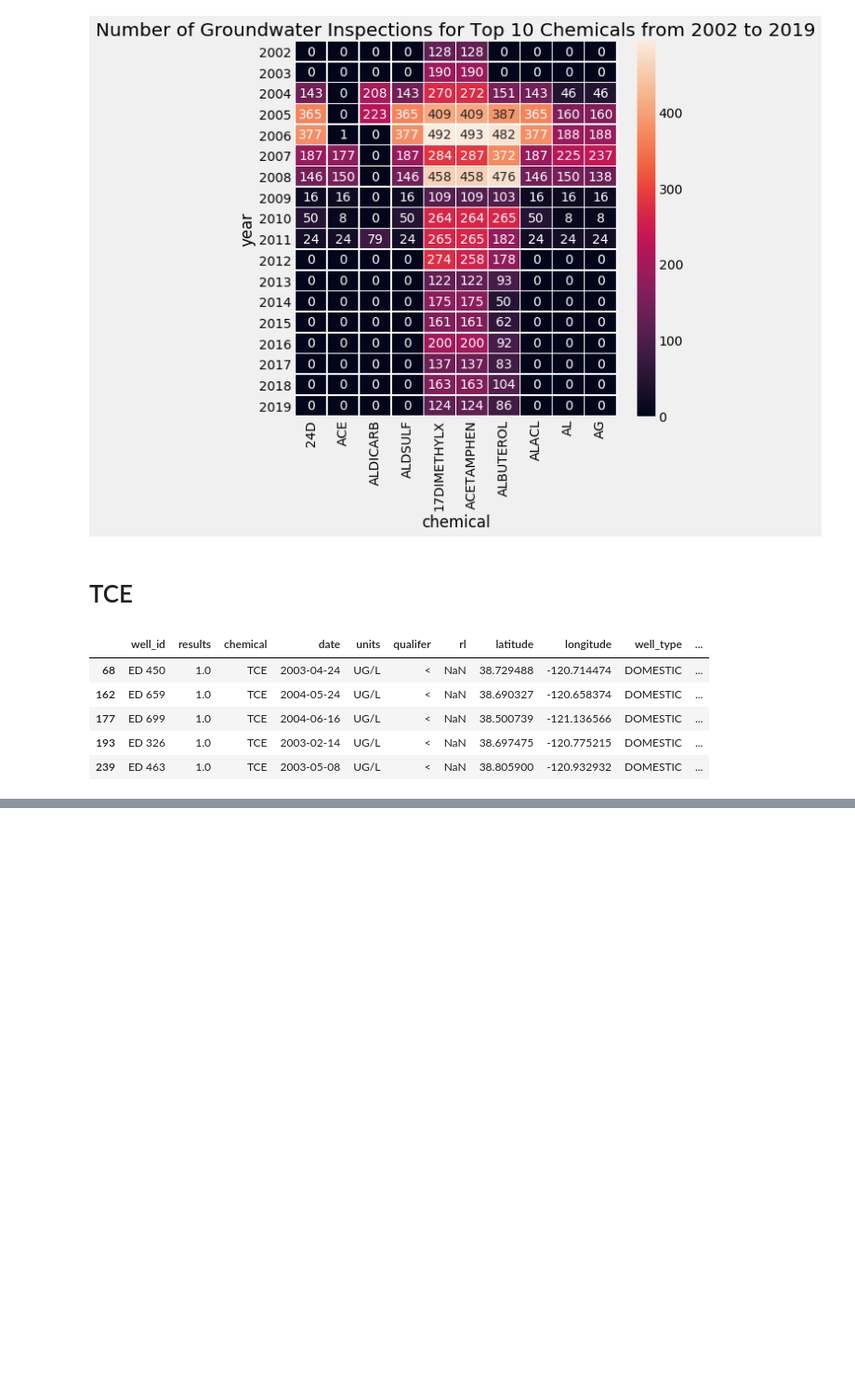
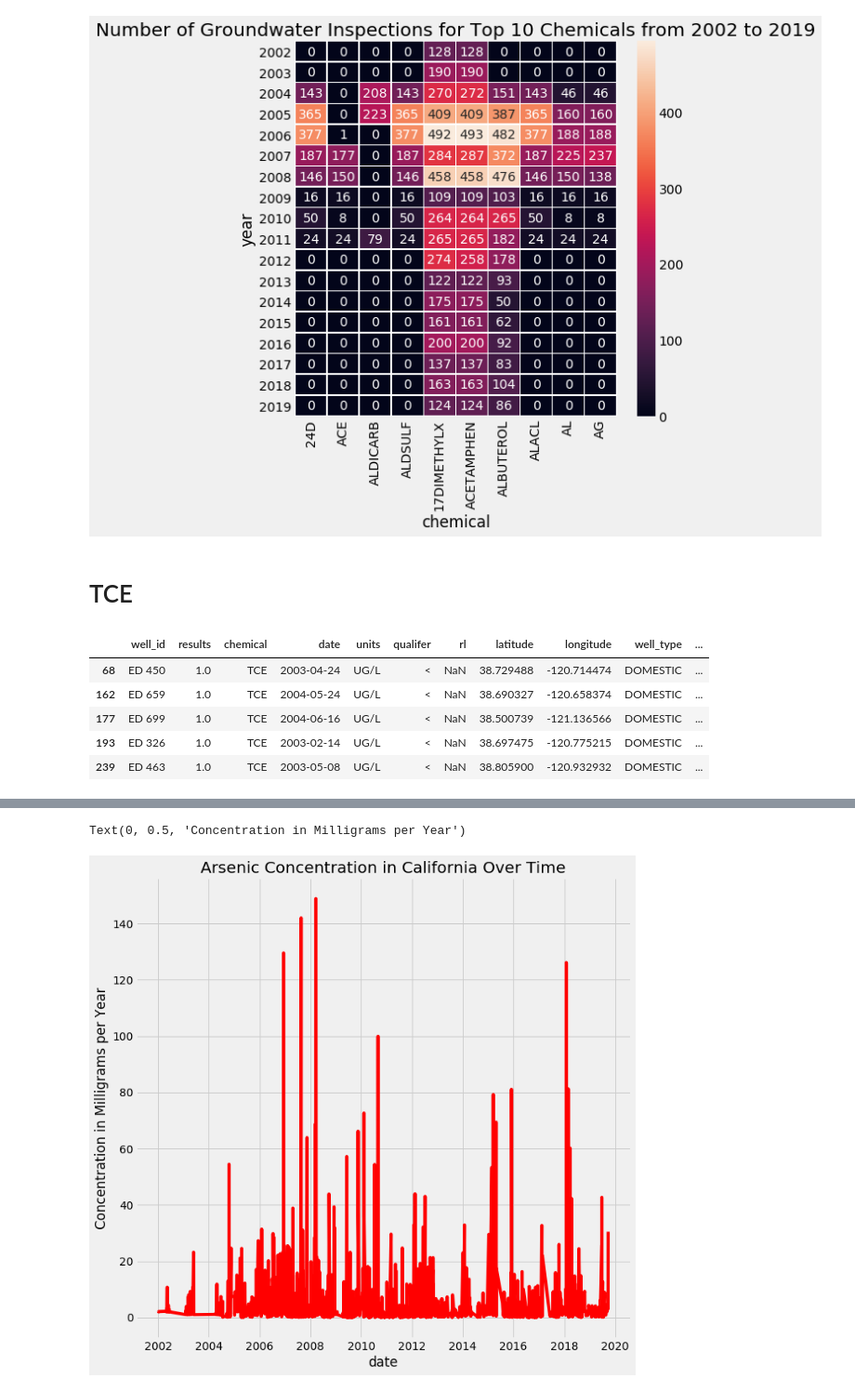
Before and after one commit to WinsonTruong/groundwater, a Jupyter notebook: Groundwater Notebook.ipynb, the cells around one changed output, grey strips where cells are left out. Shown: that part at 93% size. Cells and saved outputs as stored; diff of their text form; code cells hidden in the pictures; blank space fills up the shorter version.

```diff
--- a/Groundwater Notebook.ipynb
+++ b/Groundwater Notebook.ipynb
@@ -153,0 +171,11 @@ tce.head()
+# %%
+arsenic = gama[gama['chemical'] == 'AS']
+
+
+plt.title('Arsenic Concentration in California Over Time')
+sns.lineplot(x = "date", y = "results",
+             data = arsenic, ci = None, color = 'red')
+plt.ylabel('Concentration in Milligrams per Year')
+# %% [output]
+Text(0, 0.5, 'Concentration in Milligrams per Year')
+[figure, added]
```
Also changed, not shown: parts of 22 cells of this notebook, 2 other files.
